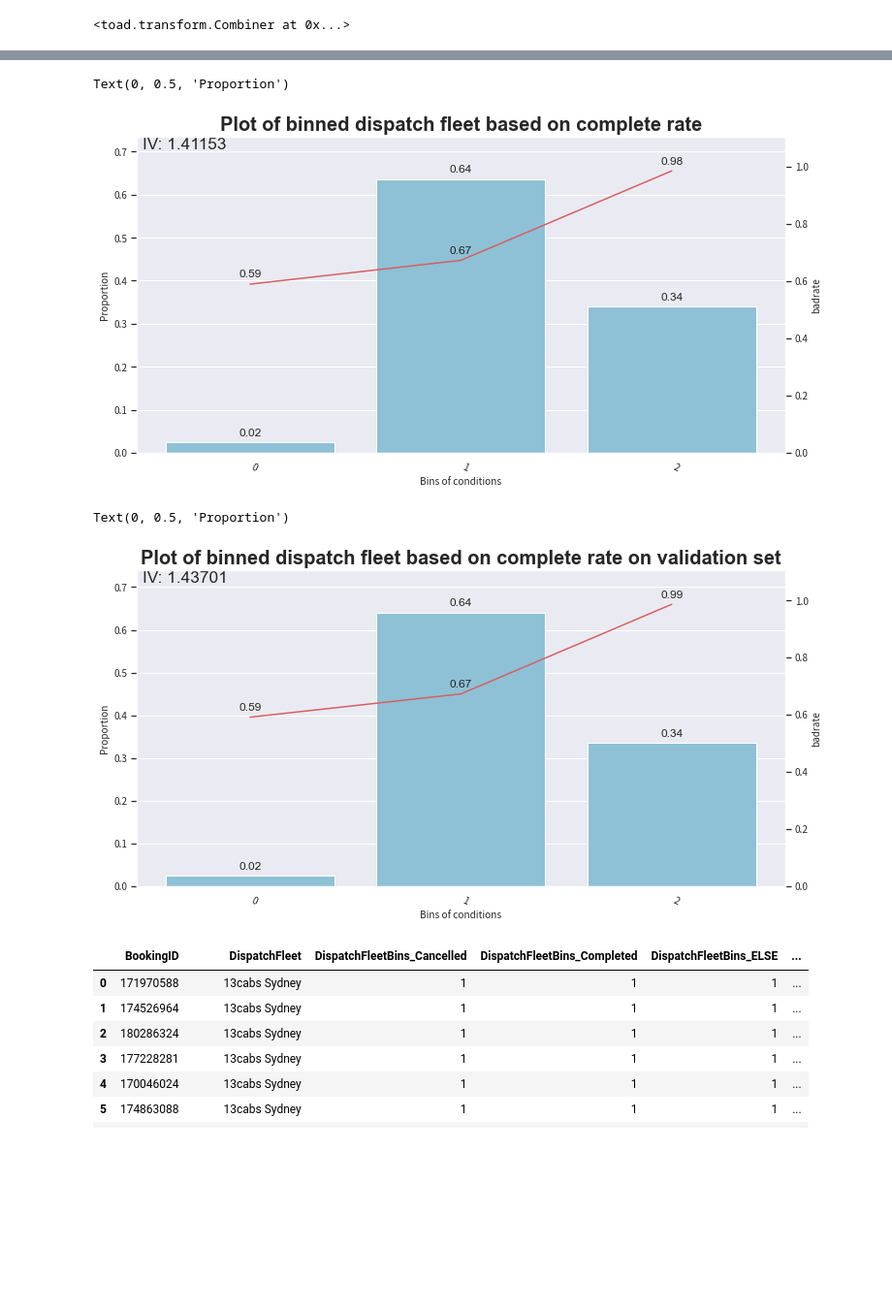
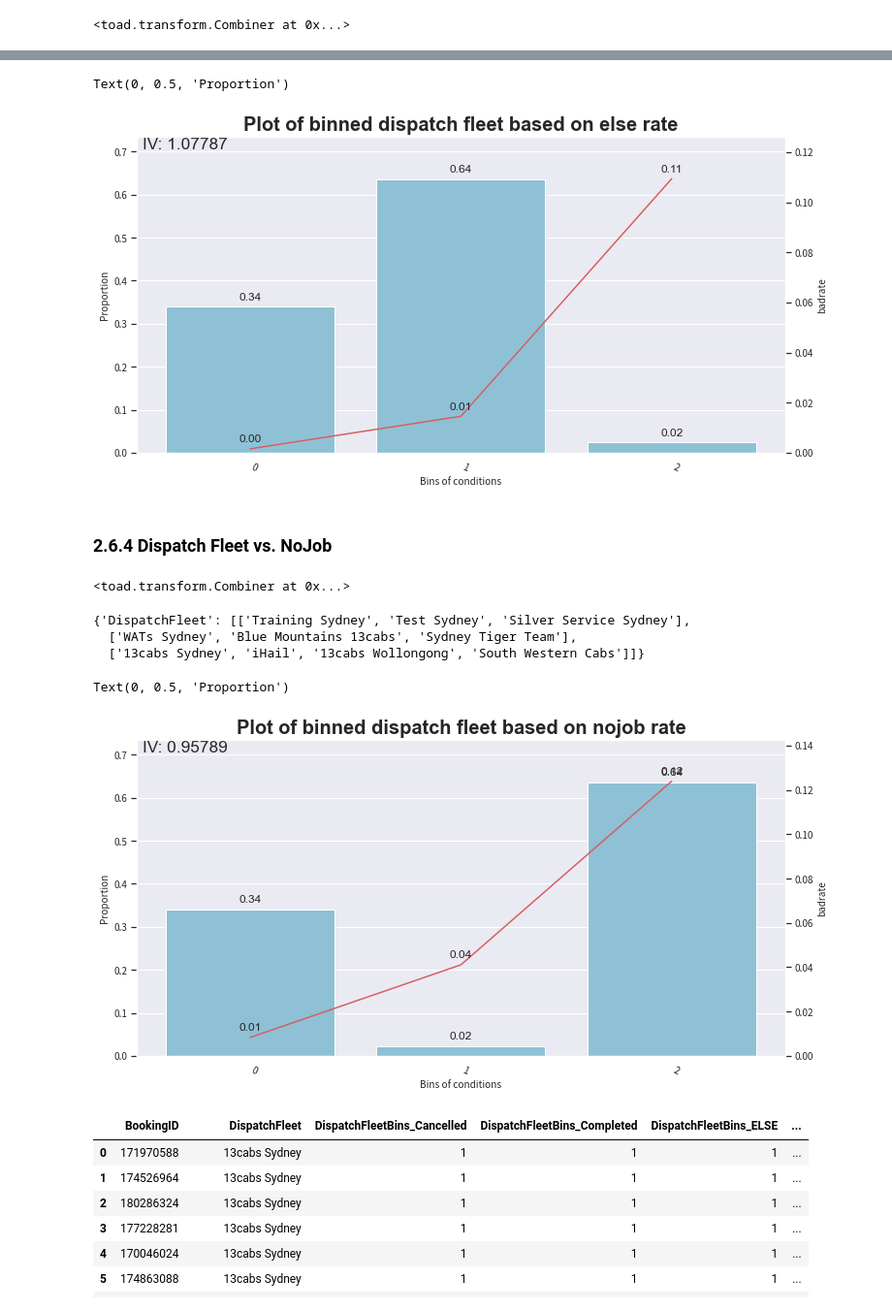
Before and after one commit to xhua0336/Taxi_booking_analysis, a Jupyter notebook: Feature+model.ipynb, the cells around one changed output, grey strips where cells are left out. Shown at 97% size. Saved outputs shown, nothing was run; the diff lists cells and outputs as text; code cells hidden in the pictures; blank space fills up the shorter version.

```diff
--- a/Feature+model.ipynb
+++ b/Feature+model.ipynb
@@ -517,0 +947,5 @@ c.fit(data[[col,'target_2cls_Completed']], y = 'target_2cls_Completed', method =
+# %%
+data['DispatchFleetBins_Cancelled'] = c20.transform(data[['DispatchFleet']], labels=False)
+validation['DispatchFleetBins_Cancelled'] = c20.transform(validation[['DispatchFleet']], labels=False)
+test['DispatchFleetBins_Cancelled'] = c20.transform(test[['DispatchFleet']], labels=False)
+#create new features based on binning
@@ -517,0 +954,4 @@ c.fit(data[[col,'target_2cls_Completed']], y = 'target_2cls_Completed', method =
+# %%
+c21 = toad.transform.Combiner()
+c21.fit(data[['DispatchFleet','target_2cls_ELSE']], y = 'target_2cls_ELSE', method = 'chi',min_samples = 0.01)
+#use toad to bin dispatch fleet based on else rate
@@ -530,18 +973,37 @@ c.export()
 # %%
-ax=bin_plot(c.transform(data[[col,'target_2cls_Completed']], labels=False), x=col, target='target_2cls_Completed')
-ax.set_title("Plot of binned dispatch fleet based on complete rate",fontweight='bold',fontsize=20)
+ax=bin_plot(c21.transform(data[['DispatchFleet','target_2cls_ELSE']], labels=False), x='DispatchFleet', target='target_2cls_ELSE')
+ax.set_title("Plot of binned dispatch fleet based on else rate",fontweight='bold',fontsize=20)
 ax.set_xlabel("Bins of conditions")
 ax.set_ylabel("Proportion")
-#visualize the binning result and check for iv
+#visualize the binning result, the iv is quite high, binned dispatch fleet is a good feature for predicting ELSE
 # %% [output]
 Text(0, 0.5, 'Proportion')
-[figure, old version]
+[figure, new version]
+# %%
+data['DispatchFleetBins_ELSE'] = c21.transform(data[['DispatchFleet']], labels=False)
+validation['DispatchFleetBins_ELSE'] = c21.transform(validation[['DispatchFleet']], labels=False)
+test['DispatchFleetBins_ELSE'] = c21.transform(test[['DispatchFleet']], labels=False)
+#create new features based on binning
+# %% [markdown]
+### 2.6.4 Dispatch Fleet vs. NoJob
+# %%
+c22 = toad.transform.Combiner()
+c22.fit(data[['DispatchFleet','target_2cls_NoJob']], y = 'target_2cls_NoJob', method = 'chi',min_samples = 0.01)
+#use toad to bin dispatch fleet based on NoJob rate
+# %% [output]
+<toad.transform.Combiner at 0x...>
+# %%
+c22.export()
+# %% [output]
+{'DispatchFleet': [['Training Sydney', 'Test Sydney', 'Silver Service Sydney'],
+  ['WATs Sydney', 'Blue Mountains 13cabs', 'Sydney Tiger Team'],
+  ['13cabs Sydney', 'iHail', '13cabs Wollongong', 'South Western Cabs']]}
 # %%
-ax=bin_plot(c.transform(validation[[col,'target_2cls_Completed']], labels=False), x=col, target='target_2cls_Completed')
-ax.set_title("Plot of binned dispatch fleet based on complete rate on validation set",fontweight='bold',fontsize=20)
+ax=bin_plot(c22.transform(data[['DispatchFleet','target_2cls_NoJob']], labels=False), x='DispatchFleet', target='target_2cls_NoJob')
+ax.set_title("Plot of binned dispatch fleet based on nojob rate",fontweight='bold',fontsize=20)
 ax.set_xlabel("Bins of conditions")
 ax.set_ylabel("Proportion")
-#visualize on validation set also
+#visualize the binning result, the iv is quite high, binned dispatch fleet is a good feature for predicting NoJob
 # %% [output]
 Text(0, 0.5, 'Proportion')
-[figure, old version]
+[figure, new version]
```
Also changed, not shown: parts of 206 cells of this notebook.
